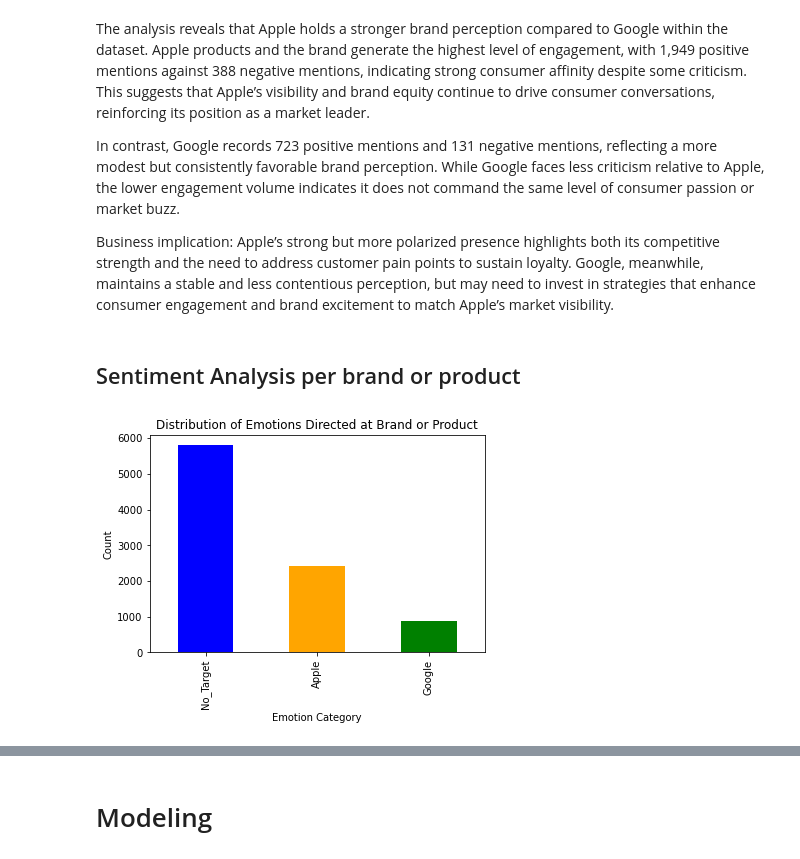
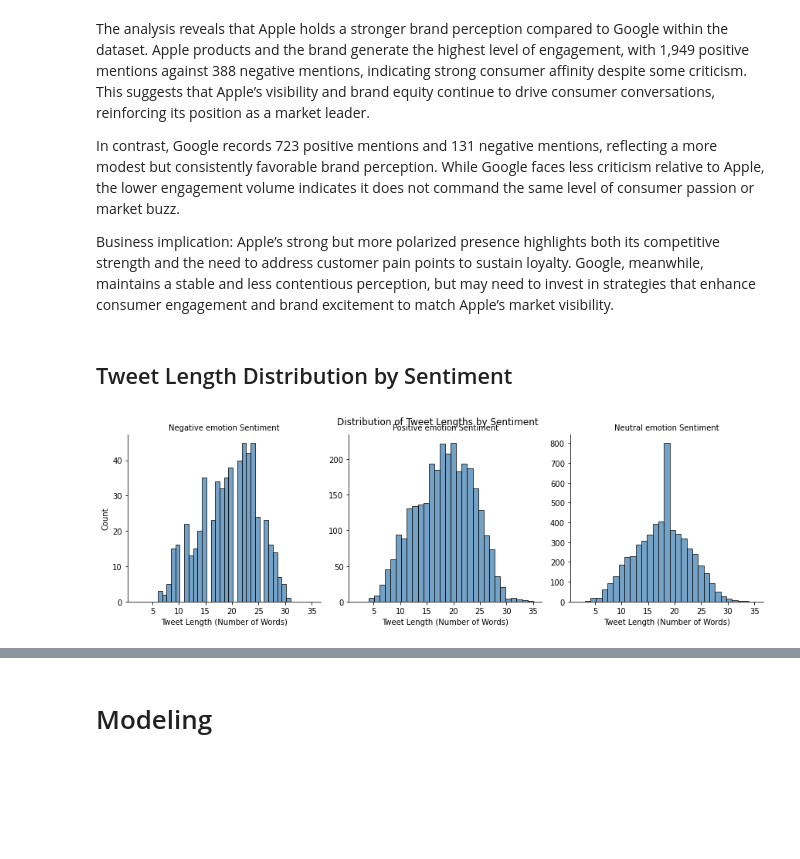
Before and after one commit to Murugi001/Group_5_Phase_4_Project, a Jupyter notebook: index.ipynb, the cells around one changed output, grey strips where cells are left out. Drawn from its saved outputs; the diff is of its cells as text; code cells hidden in the pictures; blank space fills up the shorter version.

Commit message:
explotary data analysis

```diff
--- a/index.ipynb
+++ b/index.ipynb
@@ -237,13 +255,28 @@ The analysis reveals that Apple holds a stronger brand perception compared to Go
 In contrast, Google records 723 positive mentions and 131 negative mentions, reflecting a more modest but consistently favorable brand perception. While Google faces less criticism relative to Apple, the lower engagement volume indicates it does not command the same level of consumer passion or market buzz.
 
 Business implication: Apple’s strong but more polarized presence highlights both its competitive strength and the need to address customer pain points to sustain loyalty. Google, meanwhile, maintains a stable and less contentious perception, but may need to invest in strategies that enhance consumer engagement and brand excitement to match Apple’s market visibility.
-# %% [markdown]
-## Sentiment Analysis per brand or product
-# %%
-df['emotion_in_tweet_is_directed_at'].value_counts().plot(kind='bar', color=['blue', 'orange', 'green', 'red'])
-plt.title('Distribution of Emotions Directed at Brand or Product')
-plt.xlabel('Emotion Category')
-plt.ylabel('Count')
-plt.show()
-# %% [output]
-[figure, removed]
+# %% [markdown]
+## Tweet Length Distribution by Sentiment
+# %%
+# Add a new column with tweet lengths (if not already created)
+df['tweet_length'] = df['clean_tweet'].apply(lambda x: len(str(x).split()))
+
+# Plot histogram for each sentiment separately
+g = sns.FacetGrid(
+    df,
+    col="is_there_an_emotion_directed_at_a_brand_or_product",
+    col_wrap=3,
+    height=4,
+    sharex=True,
+    sharey=False
+)
+
+g.map(sns.histplot, "tweet_length", bins=30, color="steelblue")
+
+g.set_axis_labels("Tweet Length (Number of Words)", "Count")
+g.set_titles(col_template="{col_name} Sentiment")
+plt.subplots_adjust(top=0.9)
+g.fig.suptitle("Distribution of Tweet Lengths by Sentiment")
+plt.show()
+# %% [output]
+[figure, added]
```
Also changed, not shown: parts of 14 cells of this notebook.
